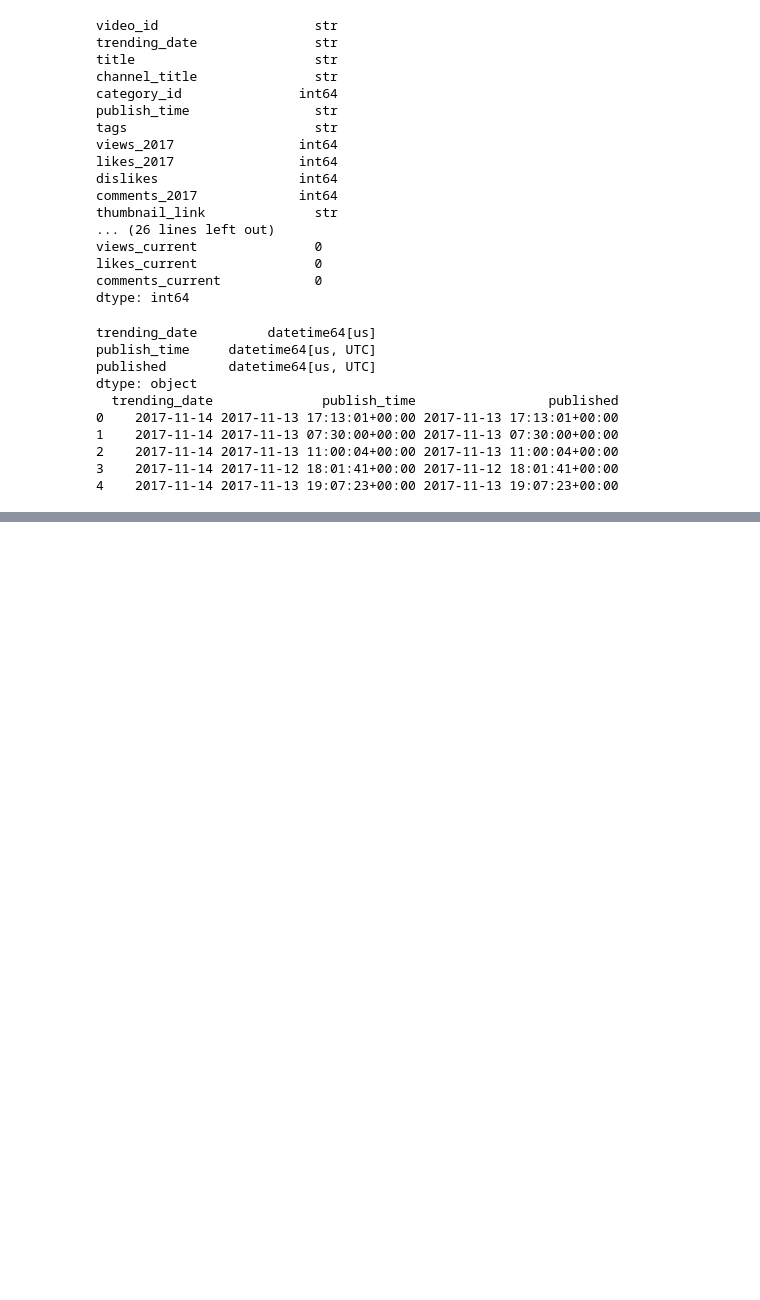
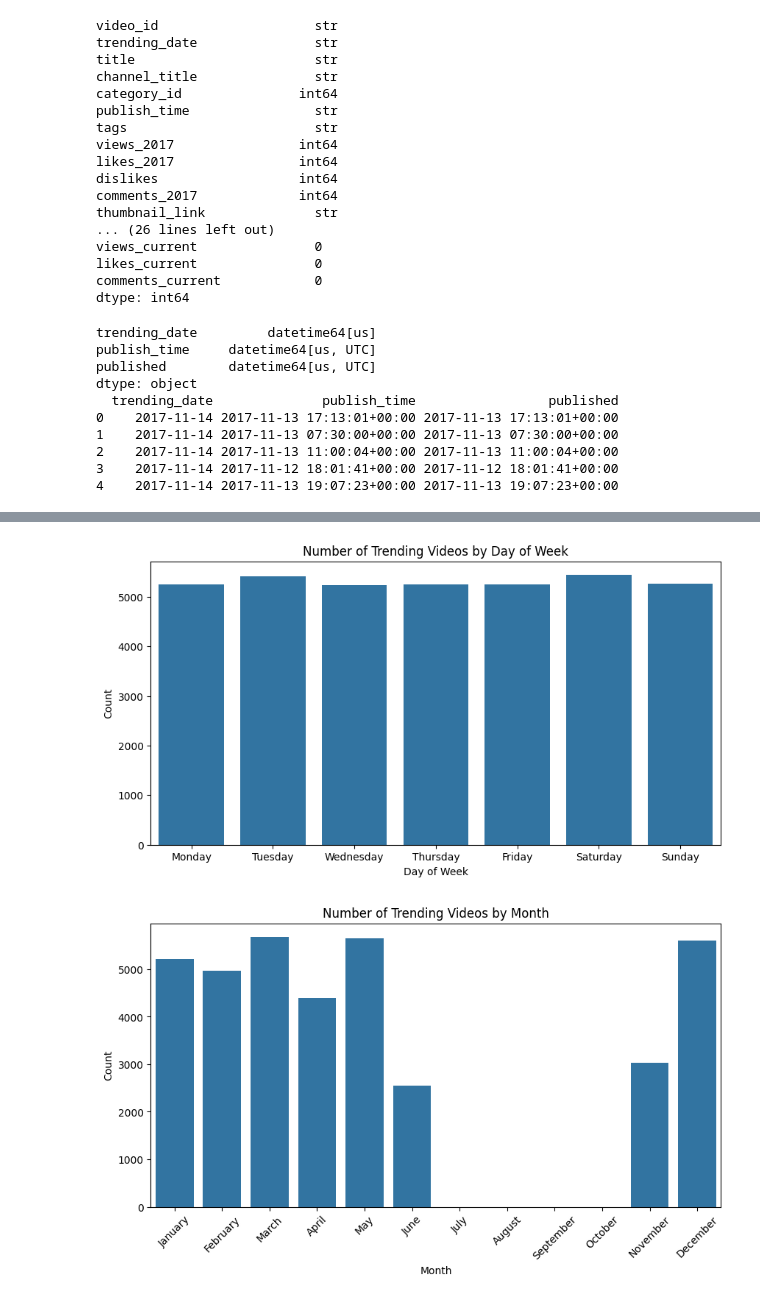
Before and after one commit to summeraskey/final-project, a Jupyter notebook: final.ipynb, the cells around one changed output, grey strips where cells are left out. Cells and saved outputs as stored; diff of their text form; code cells hidden in the pictures; blank space fills up the shorter version.

```diff
--- a/final.ipynb
+++ b/final.ipynb
@@ -230,0 +302,29 @@ dtype: object
+# %%
+# EDA on trending patterns: what days/months had the most trending videos?
+
+# Trending Patterns
+df["day_of_week"] = df["trending_date"].dt.day_name()
+df["month"] = df["trending_date"].dt.month_name()
+
+# Videos trending by day of week
+plt.figure(figsize=(10, 5))
+day_order = ["Monday", "Tuesday", "Wednesday", "Thursday", "Friday", "Saturday", "Sunday"]
+sns.countplot(data=df, x="day_of_week", order=day_order)
+plt.title("Number of Trending Videos by Day of Week")
+plt.xlabel("Day of Week")
+plt.ylabel("Count")
+plt.show()
+
+# Videos trending by month
+plt.figure(figsize=(10, 5))
+month_order = ["January","February","March","April","May","June",
+               "July","August","September","October","November","December"]
+sns.countplot(data=df, x="month", order=month_order)
+plt.title("Number of Trending Videos by Month")
+plt.xlabel("Month")
+plt.ylabel("Count")
+plt.xticks(rotation=45)
+plt.show()
+# %% [output]
+[figure, added]
+[figure, added]
```
Also changed, not shown: parts of 10 cells of this notebook.
